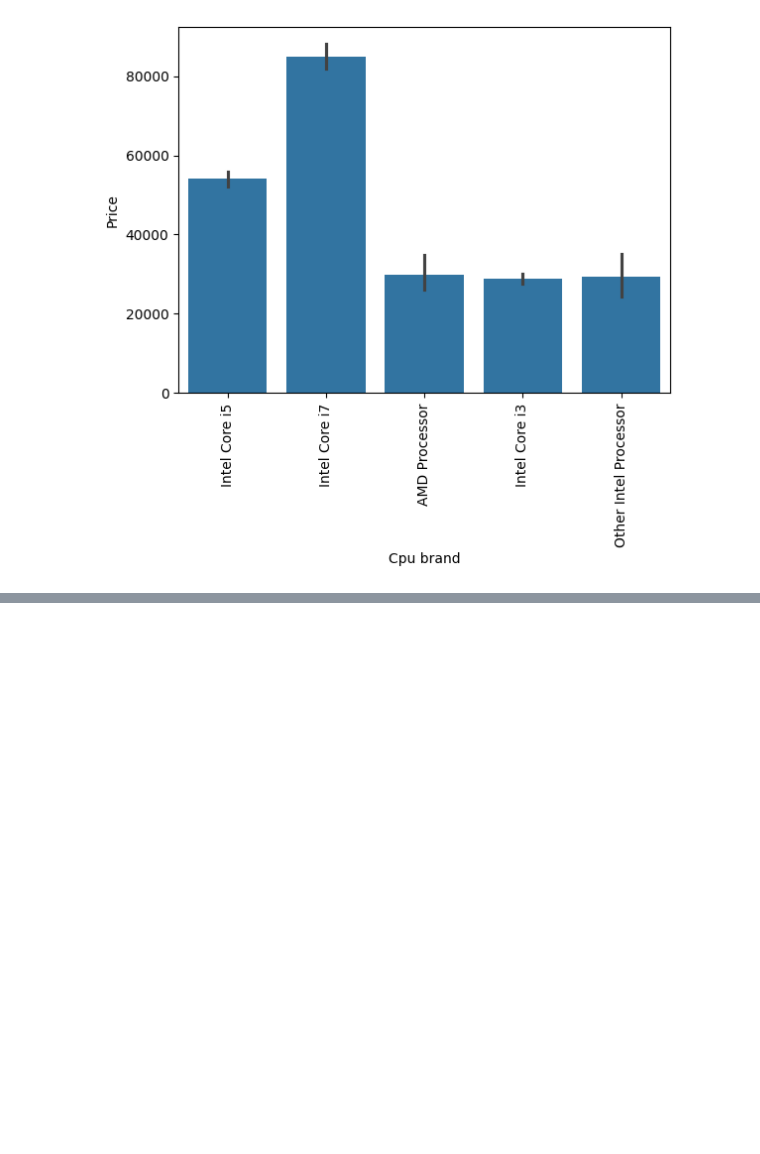
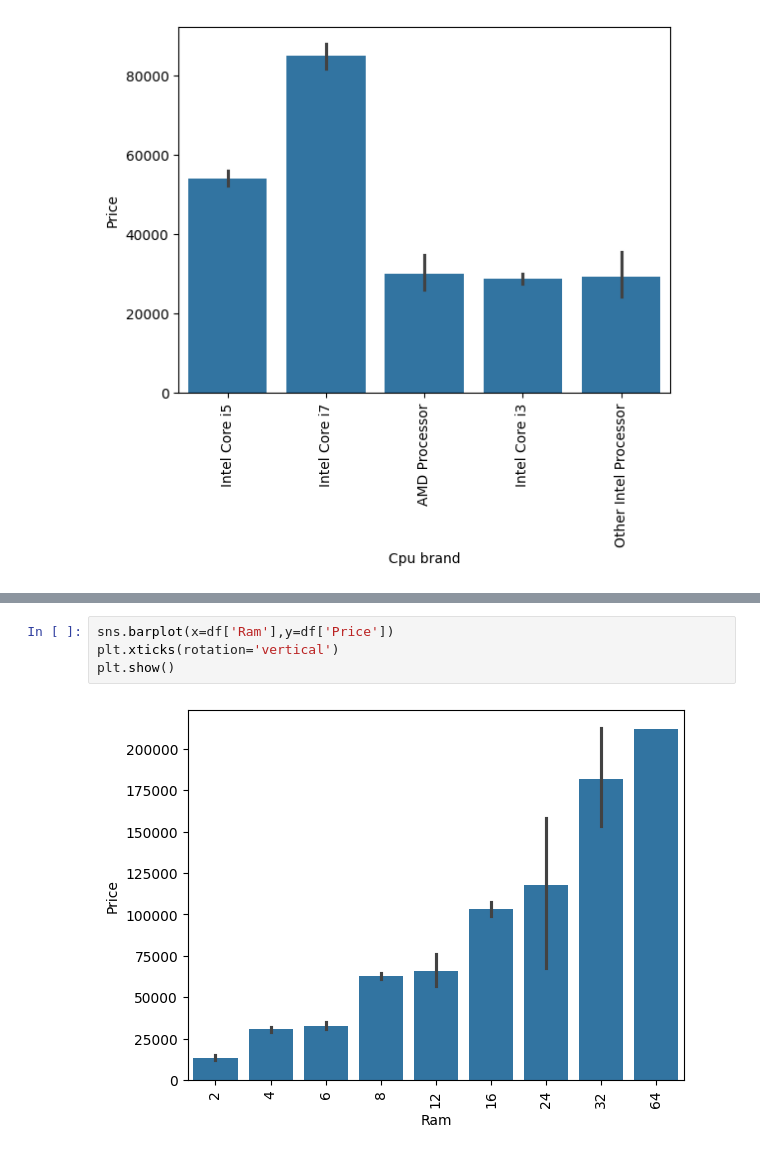
Before and after one commit to afadnan/ds_ml_dl, a Jupyter notebook: projects/laptop_price_predictor/laptop_price_predictor.ipynb, the cells around one changed output, grey strips where cells are left out. Saved outputs shown, nothing was run; the diff lists cells and outputs as text; blank space fills up the shorter version.

```diff
--- a/projects/laptop_price_predictor/laptop_price_predictor.ipynb
+++ b/projects/laptop_price_predictor/laptop_price_predictor.ipynb
@@ -519,0 +536,6 @@ plt.show()
+# %%
+sns.barplot(x=df['Ram'],y=df['Price'])
+plt.xticks(rotation='vertical')
+plt.show()
+# %% [output]
+[figure, added]
```
Also changed, not shown: parts of 35 cells of this notebook.
